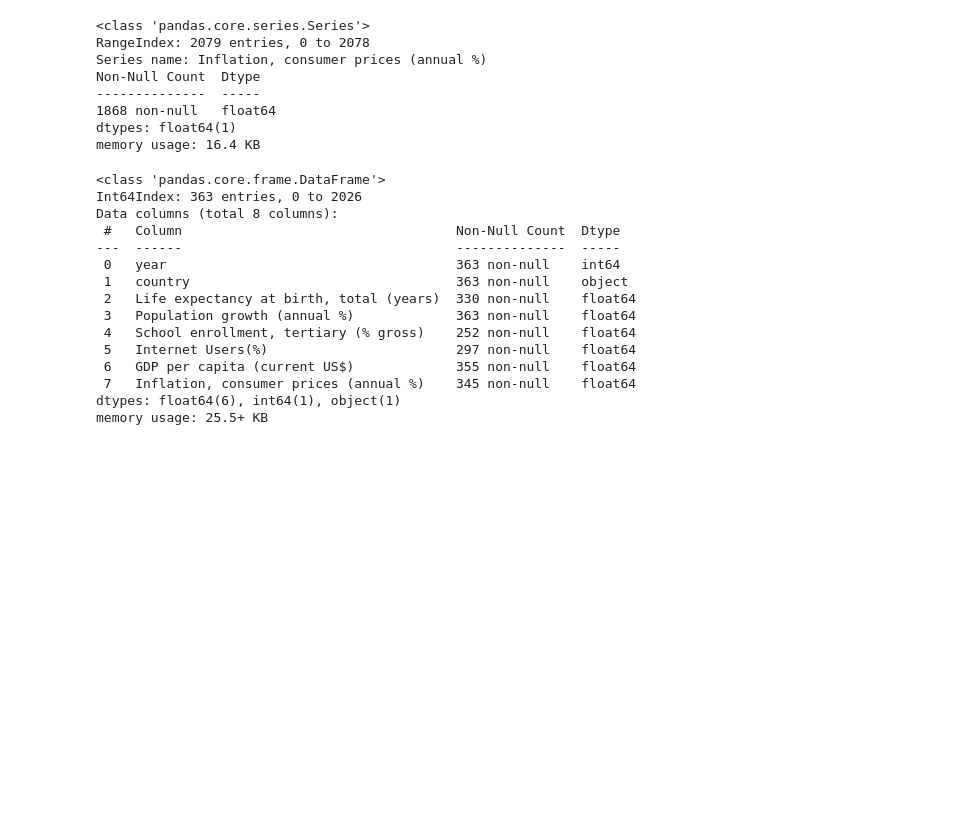
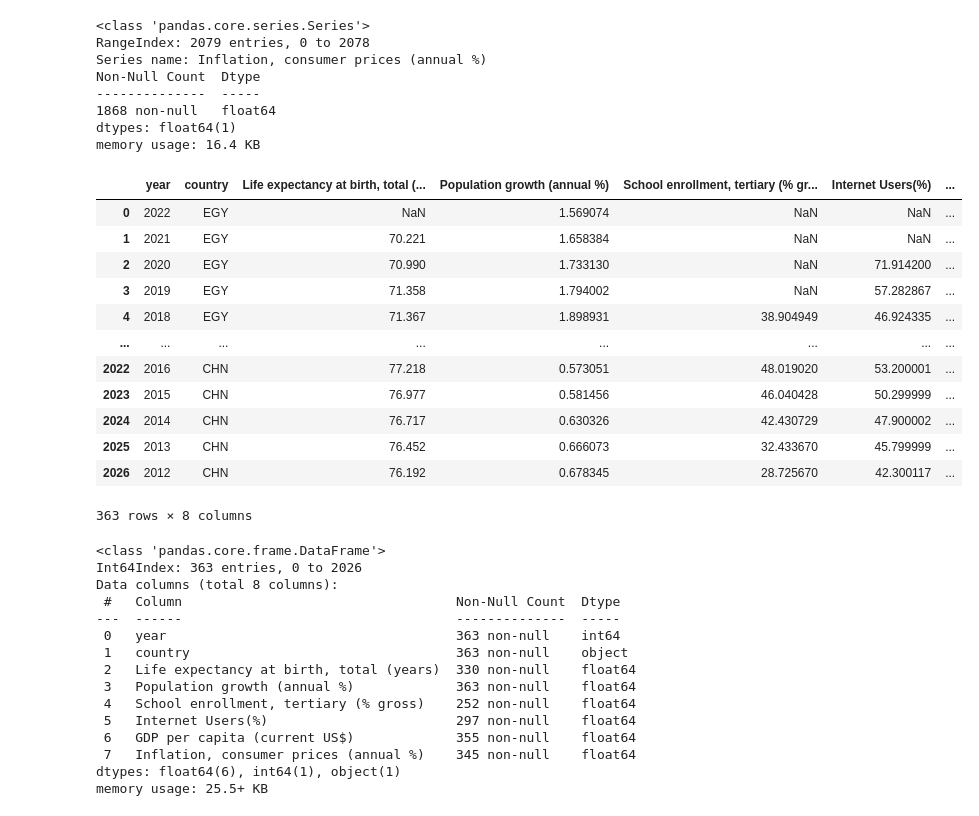
Before and after one commit to Lilsup99/indice_esperanza_vida, a Jupyter notebook: Modelo ML/data4ML.ipynb, the cells around one changed output. Cells and saved outputs as stored; diff of their text form; code cells hidden in the pictures; blank space fills up the shorter version.

```diff
--- a/Modelo ML/data4ML.ipynb
+++ b/Modelo ML/data4ML.ipynb
@@ -116,10 +116,26 @@ memory usage: 16.4 KB
 # %%
 yrs = [i for i in range(2012,2023)]
 
 
 training_set = data2[data2['year'].isin(yrs)][['year','country','Life expectancy at birth, total (years)','Population growth (annual %)',
                                 'School enrollment, tertiary (% gross)','Internet Users(%)','GDP per capita (current US$)',
                                 'Inflation, consumer prices (annual %)']]
+
+training_set
+# %% [output]
+|  | year | country | Life expectancy at birth, total (... | Population growth (annual %) | School enrollment, tertiary (% gr... | Internet Users(%) | ... |
+| 0 | 2022 | EGY | NaN | 1.569074 | NaN | NaN | ... |
+| 1 | 2021 | EGY | 70.221 | 1.658384 | NaN | NaN | ... |
+| 2 | 2020 | EGY | 70.990 | 1.733130 | NaN | 71.914200 | ... |
+| 3 | 2019 | EGY | 71.358 | 1.794002 | NaN | 57.282867 | ... |
+| 4 | 2018 | EGY | 71.367 | 1.898931 | 38.904949 | 46.924335 | ... |
+| ... | ... | ... | ... | ... | ... | ... | ... |
+| 2022 | 2016 | CHN | 77.218 | 0.573051 | 48.019020 | 53.200001 | ... |
+| 2023 | 2015 | CHN | 76.977 | 0.581456 | 46.040428 | 50.299999 | ... |
+| 2024 | 2014 | CHN | 76.717 | 0.630326 | 42.430729 | 47.900002 | ... |
+| 2025 | 2013 | CHN | 76.452 | 0.666073 | 32.433670 | 45.799999 | ... |
+| 2026 | 2012 | CHN | 76.192 | 0.678345 | 28.725670 | 42.300117 | ... |
+363 rows × 8 columns
 # %%
 training_set.info()
 # %% [output]
```
Also changed, not shown: parts of 3 cells of this notebook.
